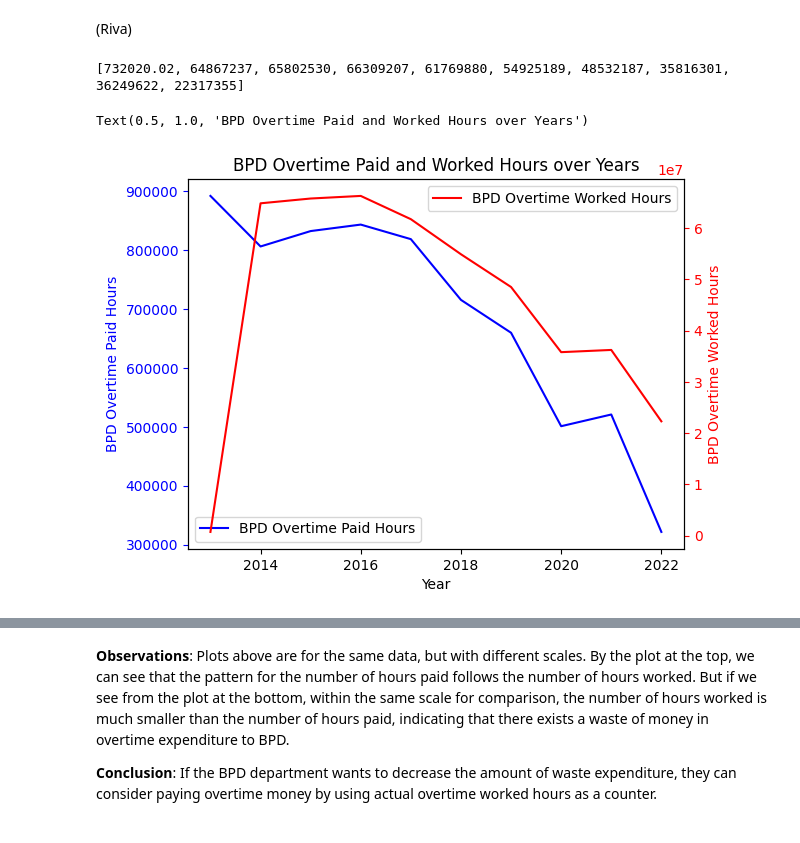
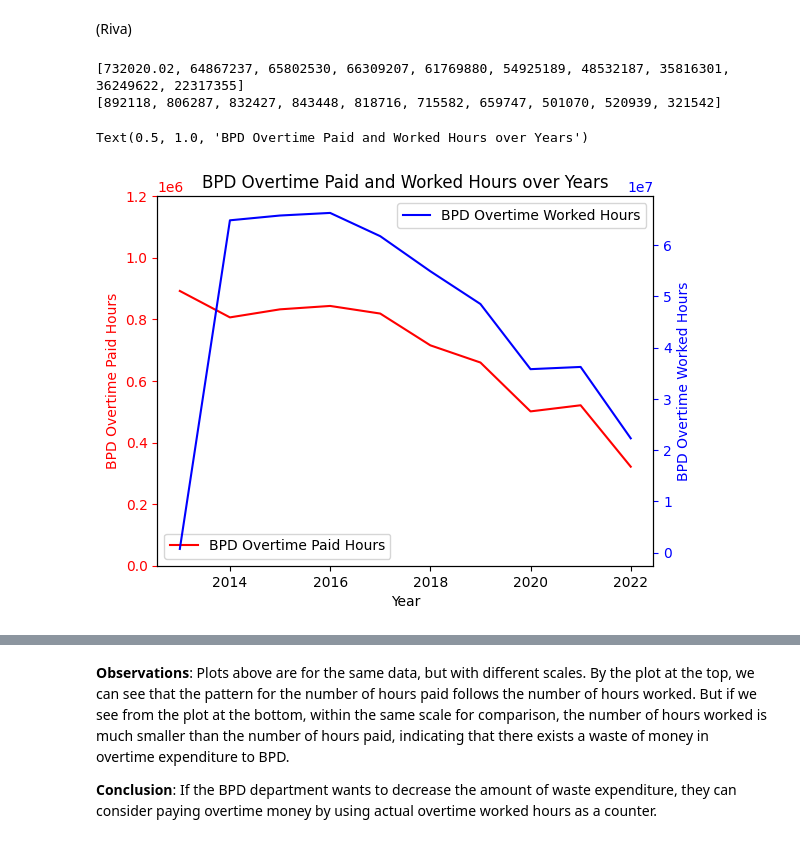
Before and after one commit to BU-Spark/ds-police-overtime, a Jupyter notebook: fa23-team-e/Research.ipynb, the cells around one changed output, grey strips where cells are left out. Drawn from its saved outputs; the diff is of its cells as text; code cells hidden in the pictures.

```diff
--- a/fa23-team-e/Research.ipynb
+++ b/fa23-team-e/Research.ipynb
@@ -385,0 +416,10 @@ print(internal_affairs_officers.head())
+# %%
+# types = 2D list, each element is a list for a singel year, and each list contains all the column name
+types = [[] for _ in range(len(earning_data_list))]
+# values = 2D list, each element is a list for a single year, and each list contains all column's value sum
+values = [[] for _ in range(len(earning_data_list))]
+
+for j in range(len(earning_data_list)):
+    for i in range(8):
+        types[j].append(earning_data_list[j].columns[i+3])
+        values[j].append(earning_data_list[j][types[j][i]].sum())
@@ -385,0 +511,6 @@ print(internal_affairs_officers.head())
+# %%
+crime_year = [i for i in range(2015, 2023)]
+num_crime_overyear = []
+
+for i in range(len(crime_year)):
+  num_crime_overyear.append(len(crime_data_list[i]))
@@ -385,0 +547,6 @@ print(internal_affairs_officers.head())
+# %%
+field_contact_overyear = []
+field_year = [i for i in range(2015, 2023)]
+
+for i in range(len(field_year)):
+  field_contact_overyear.append(len(field_contact_list[i]))
@@ -385,0 +574,6 @@ print(internal_affairs_officers.head())
+# %%
+num_distinct_emp = []
+overtime_year = [i for i in range(2013, 2023)]
+
+for i in range(len(overtime_year)):
+  num_distinct_emp.append(len(overtime_data_list[i]['EMPLOYEE'].unique()))
@@ -644,31 +1070,35 @@ for i in range(len(overtime_data_list)):
   hours_paid.append(overtime_data_list[i]['HOURS_PAID'].sum())
 
 print(hours_worked)
+print(hours_paid)
 # %% [output]
 [732020.02, 64867237, 65802530, 66309207, 61769880, 54925189, 48532187, 35816301, 36249622, 22317355]
+[892118, 806287, 832427, 843448, 818716, 715582, 659747, 501070, 520939, 321542]
 # %%
 # calculate the overtime hours and work hours from year 2013 - 2022
 year = [x for x in range(2013,2023)]
 
 # Create the first axis
 fig, ax1 = plt.subplots()
 # Plot the staffing data on the left axis
-ax1.plot(year, hours_paid, color='blue', label='BPD Overtime Paid Hours')
+ax1.plot(year, hours_paid, color='red', label='BPD Overtime Paid Hours')
 ax1.set_xlabel('Year')
-ax1.set_ylabel('BPD Overtime Paid Hours', color='blue')
-ax1.tick_params('y', colors='blue')
+ax1.set_ylabel('BPD Overtime Paid Hours', color='red')
+ax1.tick_params('y', colors='red')
+ax1.set_ylim([0, 1200000])
+
 
 # Create the second axis sharing the same x-axis
 ax2 = ax1.twinx()
 # Plot the second data on the right axis
-ax2.plot(year, hours_worked, color='red', label='BPD Overtime Worked Hours')
-ax2.set_ylabel('BPD Overtime Worked Hours', color='red')
-ax2.tick_params('y', colors='red')
+ax2.plot(year, hours_worked, color='blue', label='BPD Overtime Worked Hours')
+ax2.set_ylabel('BPD Overtime Worked Hours', color='blue')
+ax2.tick_params('y', colors='blue')
 
 # Display the legend
+ax2.legend(loc='upper right')
 ax1.legend(loc='lower left')
-ax2.legend(loc='upper right')
 plt.title("BPD Overtime Paid and Worked Hours over Years")
 # %% [output]
 Text(0.5, 1.0, 'BPD Overtime Paid and Worked Hours over Years')
-[figure, old version]
+[figure, new version]
```
Also changed, not shown: parts of 58 cells of this notebook.
